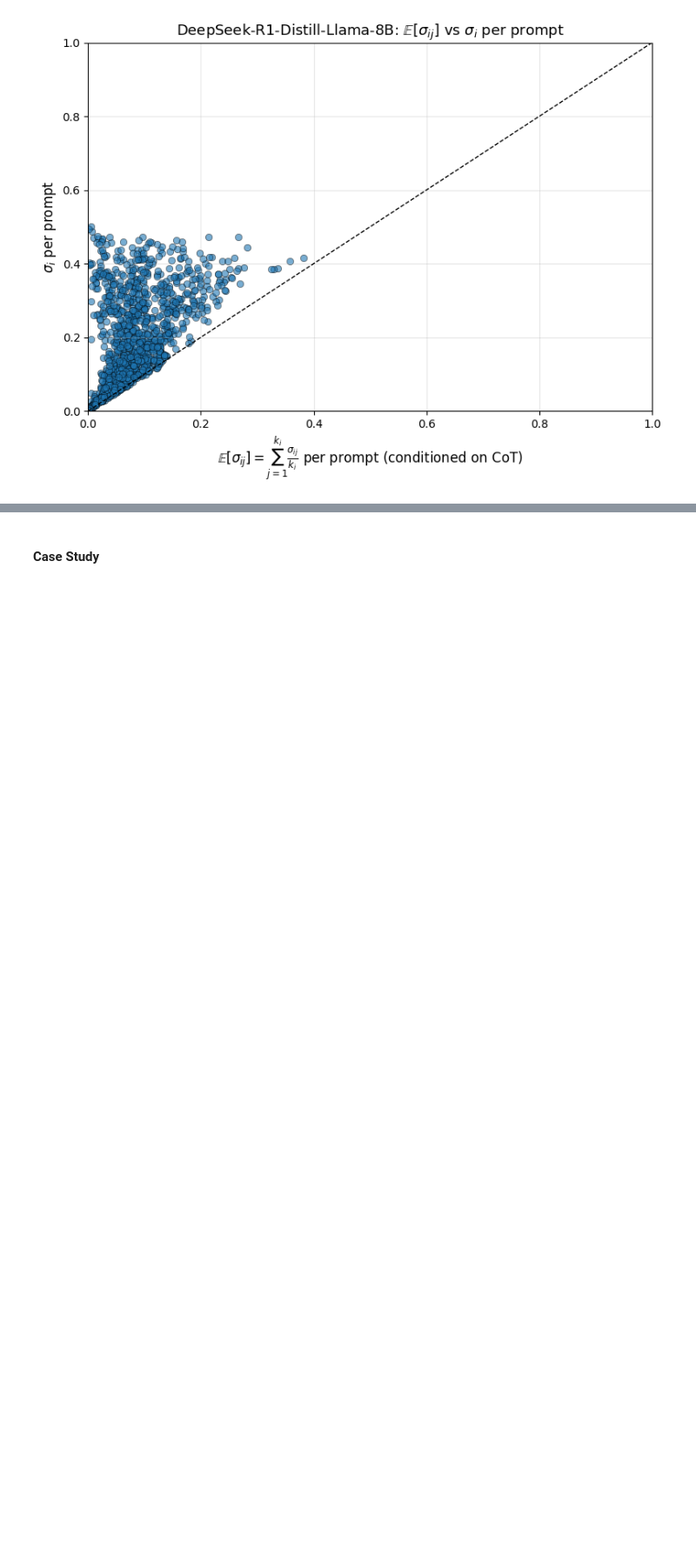
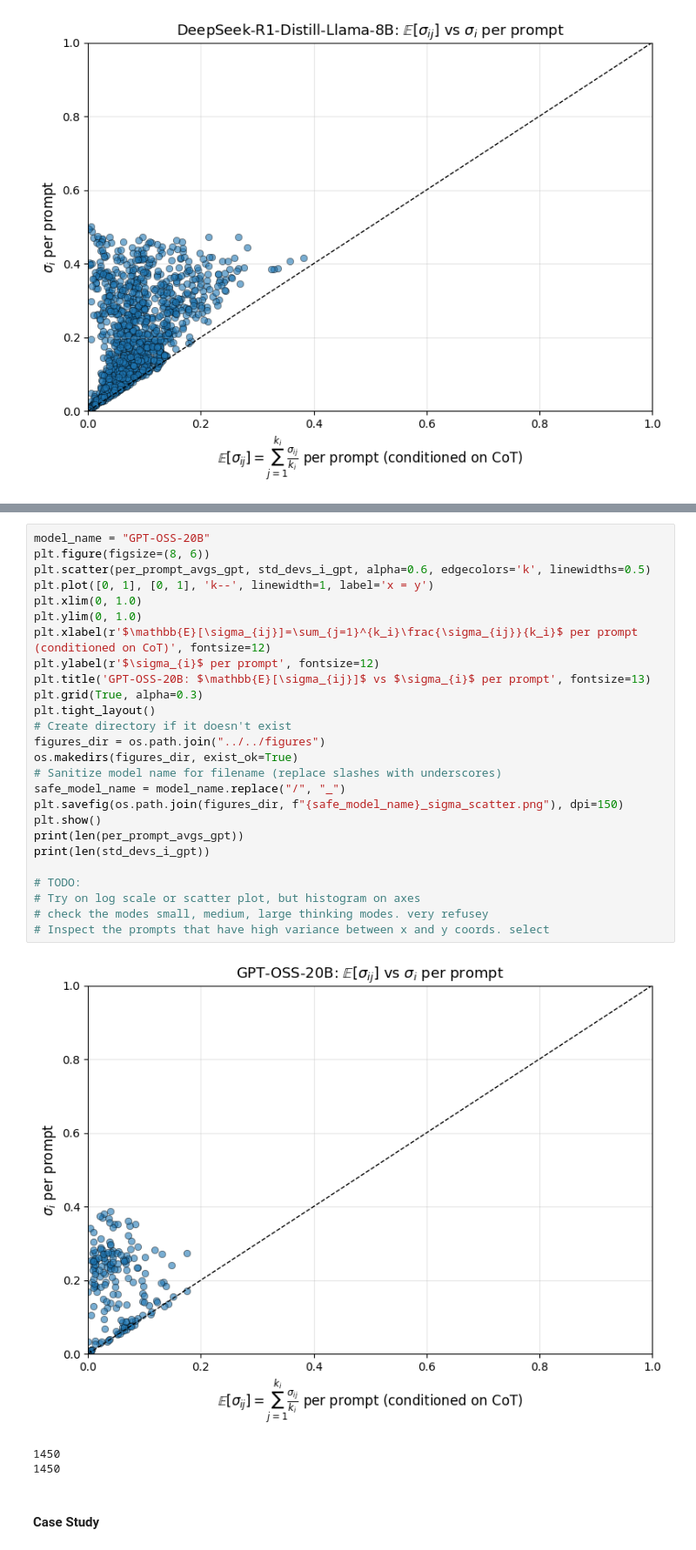
Before and after one commit to kureha-yamaguchi/reasoning-manipulation, a Jupyter notebook: utils/heuristic/compute_stats.ipynb, the cells around one changed output, grey strips where cells are left out. Shown at 87% size. Drawn from its saved outputs; the diff is of its cells as text; blank space fills up the shorter version.

```diff
--- a/utils/heuristic/compute_stats.ipynb
+++ b/utils/heuristic/compute_stats.ipynb
@@ -452,3 +584,33 @@ plt.show()
+# %%
+model_name = "GPT-OSS-20B"
+plt.figure(figsize=(8, 6))
+plt.scatter(per_prompt_avgs_gpt, std_devs_i_gpt, alpha=0.6, edgecolors='k', linewidths=0.5)
+plt.plot([0, 1], [0, 1], 'k--', linewidth=1, label='x = y')
+plt.xlim(0, 1.0)
+plt.ylim(0, 1.0)
+plt.xlabel(r'$\mathbb{E}[\sigma_{ij}]=\sum_{j=1}^{k_i}\frac{\sigma_{ij}}{k_i}$ per prompt (conditioned on CoT)', fontsize=12)
+plt.ylabel(r'$\sigma_{i}$ per prompt', fontsize=12)
+plt.title('GPT-OSS-20B: $\mathbb{E}[\sigma_{ij}]$ vs $\sigma_{i}$ per prompt', fontsize=13)
+plt.grid(True, alpha=0.3)
+plt.tight_layout()
+# Create directory if it doesn't exist
+figures_dir = os.path.join("../../figures")
+os.makedirs(figures_dir, exist_ok=True)
+# Sanitize model name for filename (replace slashes with underscores)
+safe_model_name = model_name.replace("/", "_")
+plt.savefig(os.path.join(figures_dir, f"{safe_model_name}_sigma_scatter.png"), dpi=150)
+plt.show()
+print(len(per_prompt_avgs_gpt))
+print(len(std_devs_i_gpt))
+
+# TODO:
+# Try on log scale or scatter plot, but histogram on axes
+# check the modes small, medium, large thinking modes. very refusey
+# Inspect the prompts that have high variance between x and y coords. select
+# %% [output]
+[figure, added]
+1450
+1450
 # %% [markdown]
 #### Case Study
 # %%
```
Also changed, not shown: parts of 8 cells of this notebook, 3 other files.
